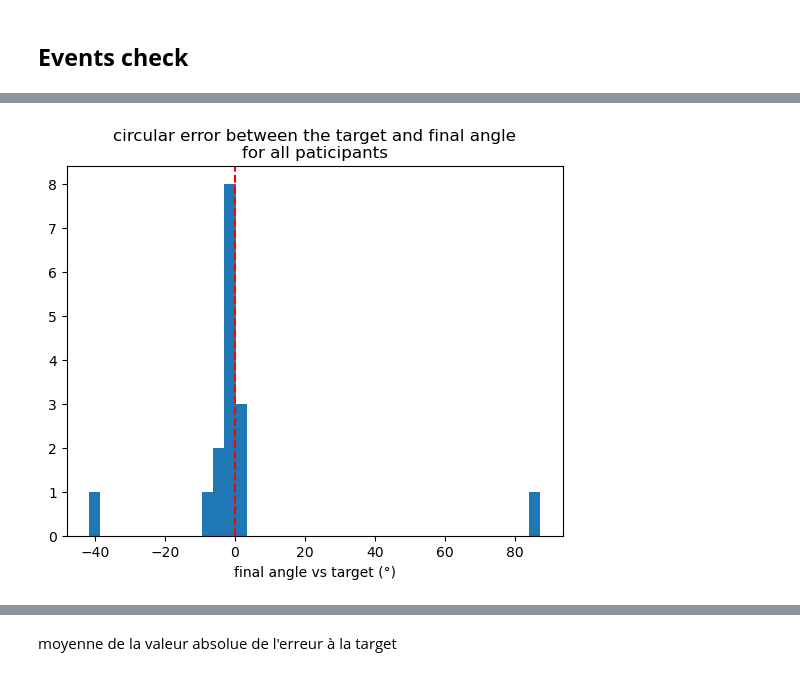
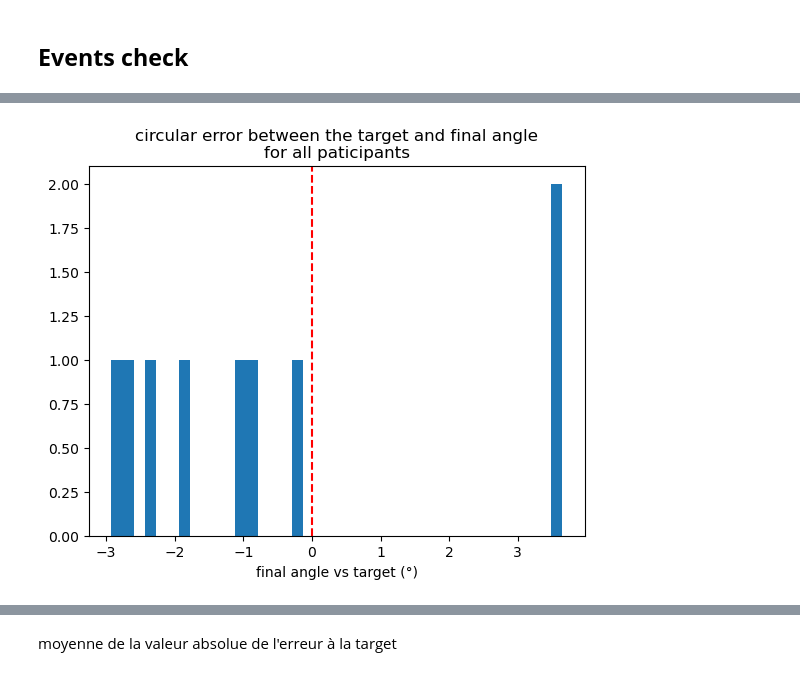
Before and after one commit to elodiehusson/Stage-M2, a Jupyter notebook: checkup données comportement ENS & MEG.ipynb, the cells around one changed output, grey strips where cells are left out. Drawn from its saved outputs; the diff is of its cells as text; code cells hidden in the pictures.

```diff
--- a/checkup données comportement ENS & MEG.ipynb
+++ b/checkup données comportement ENS & MEG.ipynb
@@ -29,10 +29,10 @@ from scipy.stats import linregress
 # %%
 # Variables to change
 pick_task = ["ENS", "MEG"]
-task = "ENS"
+task = "MEG"
 
-ID = "SB0409"
-subject = 10
+ID = "AP0106"
+subject = 7
 block = 1
 # %%
 if task == "ENS" :
@@ -621,7 +645,7 @@ if task == "ENS" :
     dfs = [pd.read_csv(f, index_col=2) for f in filepaths]
 
 elif task == "MEG" :
-    filepaths = glob.glob("/Users/elodiehusson/Desktop/Projet/Tâche MEG/data clean behavior MEG/*.csv")
+    filepaths = glob.glob("/Users/elodiehusson/Desktop/Projet/Tâche MEG/Data comportement/data clean behavior MEG/*.csv")
     dfs = [pd.read_csv(f, index_col=0) for f in filepaths]
 
 
@@ -716,4 +740,3 @@ def sd_par_sujet (column) :
         df_participant[participant] = all_participants(dfs[participant])[column]
     mean_matrix = df_participant.std()
     return mean_matrix
-mean_errors_per_participant = []
@@ -736,21 +743,22 @@ all_participants(dfs[0])
 # %%
+mean_errors_per_participant = []
+
 for participant in range(len(dfs)):
     df_part = all_participants(dfs[participant])
-    errors = df_part["error_to_target"].values
-    mean_errors_per_participant.append(errors)
+    mean_errors_per_participant.append(df_part["error_to_target"].values)
 
 error_matrix = np.full((len(mean_errors_per_participant), max(len(errors) for errors in mean_errors_per_participant)), np.nan)
 for i, errors in enumerate(mean_errors_per_participant):
     error_matrix[i, :len(errors)] = errors
 m_for_plot = np.nanmean(error_matrix, axis=0)
 
 plt.hist(np.rad2deg(mean_par_sujet("error_to_target")), bins=40)
 plt.axvline(0, color='red', linestyle='--')
 plt.xlabel("final angle vs target (°)")
 plt.title("circular error between the target and final angle\nfor all paticipants")
 plt.show()
 # %% [output]
-[figure, old version]
+[figure, new version]
 # %%
 plt.hist(np.rad2deg(sd_par_sujet("error_to_target")), bins=40, label="with rotation", alpha = 0.85)
 plt.hist(np.rad2deg(sd_par_sujet("error_wo_rotation")), bins=40, label="without rotation", alpha = 0.4)
```
Also changed, not shown: parts of 33 cells of this notebook, 6 other files.
